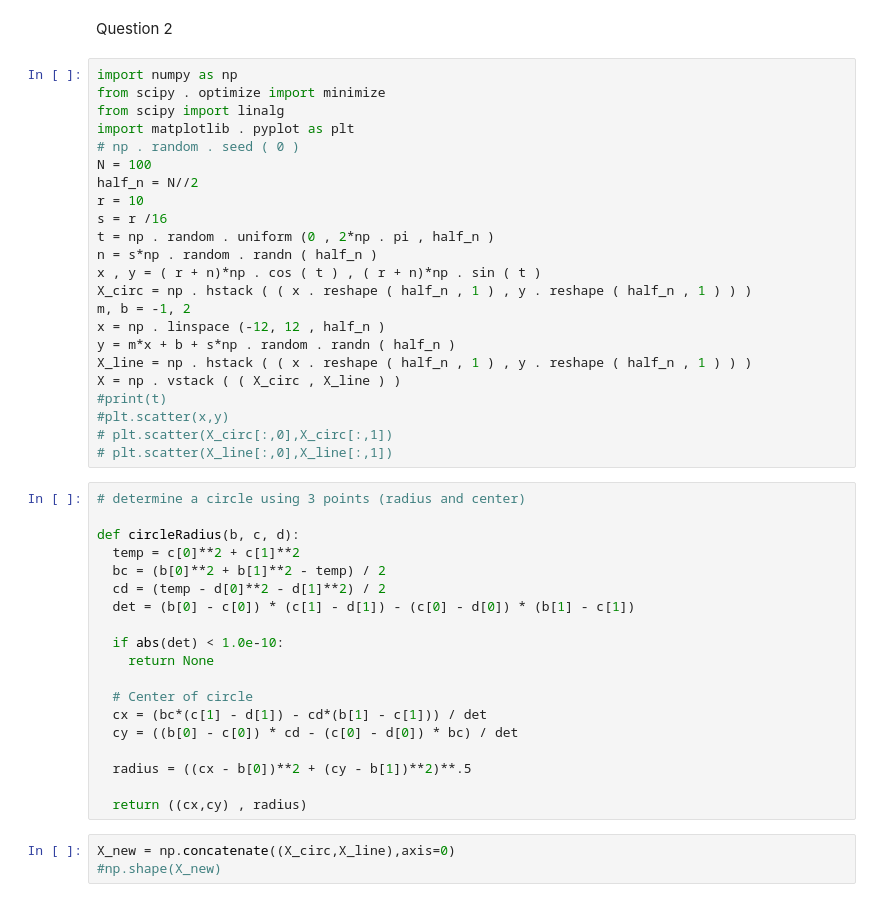
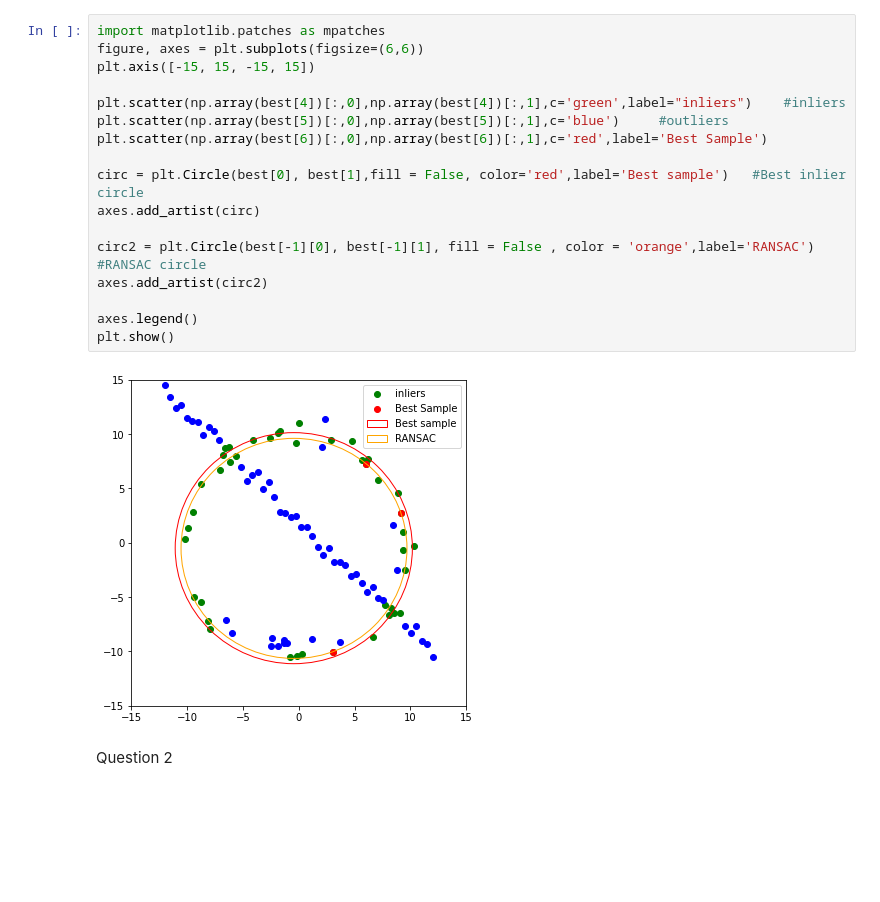
Before and after one commit to nifla2000/EN2550-Codings, a Jupyter notebook: ASSIGNMENT_02/A_2.ipynb, the cells around one changed output. Saved outputs shown, nothing was run; the diff lists cells and outputs as text; blank space fills up the shorter version.

```diff
--- a/ASSIGNMENT_02/A_2.ipynb
+++ b/ASSIGNMENT_02/A_2.ipynb
@@ -4,47 +116,21 @@ NAME: M.N.F.NIFLA   <br>  INDEX NO: 190413D
+# %%
+import matplotlib.patches as mpatches
+figure, axes = plt.subplots(figsize=(6,6))
+plt.axis([-15, 15, -15, 15])
+
+plt.scatter(np.array(best[4])[:,0],np.array(best[4])[:,1],c='green',label="inliers")    #inliers
+plt.scatter(np.array(best[5])[:,0],np.array(best[5])[:,1],c='blue')     #outliers
+plt.scatter(np.array(best[6])[:,0],np.array(best[6])[:,1],c='red',label='Best Sample')
+
+circ = plt.Circle(best[0], best[1],fill = False, color='red',label='Best sample')   #Best inlier circle
+axes.add_artist(circ)
+
+circ2 = plt.Circle(best[-1][0], best[-1][1], fill = False , color = 'orange',label='RANSAC')   #RANSAC circle
+axes.add_artist(circ2)
+
+axes.legend()
+plt.show()
+# %% [output]
+[figure, added]
 # %% [markdown]
 Question 2
-# %%
-import numpy as np
-from scipy . optimize import minimize
-from scipy import linalg
-import matplotlib . pyplot as plt
-# np . random . seed ( 0 )
-N = 100
-half_n = N//2
-r = 10
-s = r /16
-t = np . random . uniform (0 , 2*np . pi , half_n )
-n = s*np . random . randn ( half_n )
-x , y = ( r + n)*np . cos ( t ) , ( r + n)*np . sin ( t )
-X_circ = np . hstack ( ( x . reshape ( half_n , 1 ) , y . reshape ( half_n , 1 ) ) )
-m, b = -1, 2
-x = np . linspace (-12, 12 , half_n )
-y = m*x + b + s*np . random . randn ( half_n )
-X_line = np . hstack ( ( x . reshape ( half_n , 1 ) , y . reshape ( half_n , 1 ) ) )
-X = np . vstack ( ( X_circ , X_line ) )
-#print(t)
-#plt.scatter(x,y)
-# plt.scatter(X_circ[:,0],X_circ[:,1])
-# plt.scatter(X_line[:,0],X_line[:,1])
-# %%
-# determine a circle using 3 points (radius and center)
-
-def circleRadius(b, c, d):
-  temp = c[0]**2 + c[1]**2
-  bc = (b[0]**2 + b[1]**2 - temp) / 2
-  cd = (temp - d[0]**2 - d[1]**2) / 2
-  det = (b[0] - c[0]) * (c[1] - d[1]) - (c[0] - d[0]) * (b[1] - c[1])
-
-  if abs(det) < 1.0e-10:
-    return None
-
-  # Center of circle
-  cx = (bc*(c[1] - d[1]) - cd*(b[1] - c[1])) / det
-  cy = ((b[0] - c[0]) * cd - (c[0] - d[0]) * bc) / det
-
-  radius = ((cx - b[0])**2 + (cy - b[1])**2)**.5
-
-  return ((cx,cy) , radius)
-# %%
-X_new = np.concatenate((X_circ,X_line),axis=0)
-#np.shape(X_new)
```
Also changed, not shown: parts of 16 cells of this notebook, 15 other files.
